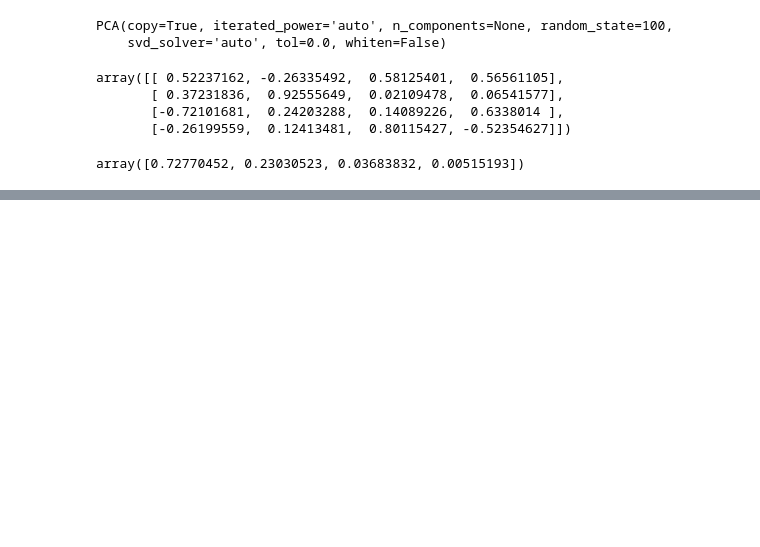
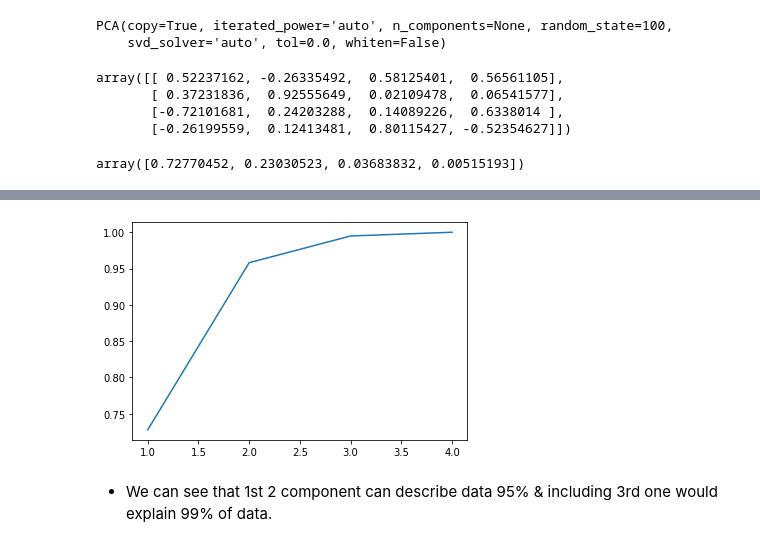
Before and after one commit to addicted-ai/PCA, a Jupyter notebook: iris_pca.ipynb, the cells around one changed output, grey strips where cells are left out. Saved outputs shown, nothing was run; the diff lists cells and outputs as text; code cells hidden in the pictures; blank space fills up the shorter version.

```diff
--- a/iris_pca.ipynb
+++ b/iris_pca.ipynb
@@ -94,0 +106,8 @@ array([0.72770452, 0.23030523, 0.03683832, 0.00515193])
+# %%
+# Scree Plot
+plt.plot(range(1,len(var_cumu)+1), var_cumu)
+plt.show()
+# %% [output]
+[figure, added]
+# %% [markdown]
+- We can see that 1st 2 component can describe data 95% & including 3rd one would explain 99% of data.
```
Also changed, not shown: parts of 11 cells of this notebook.
